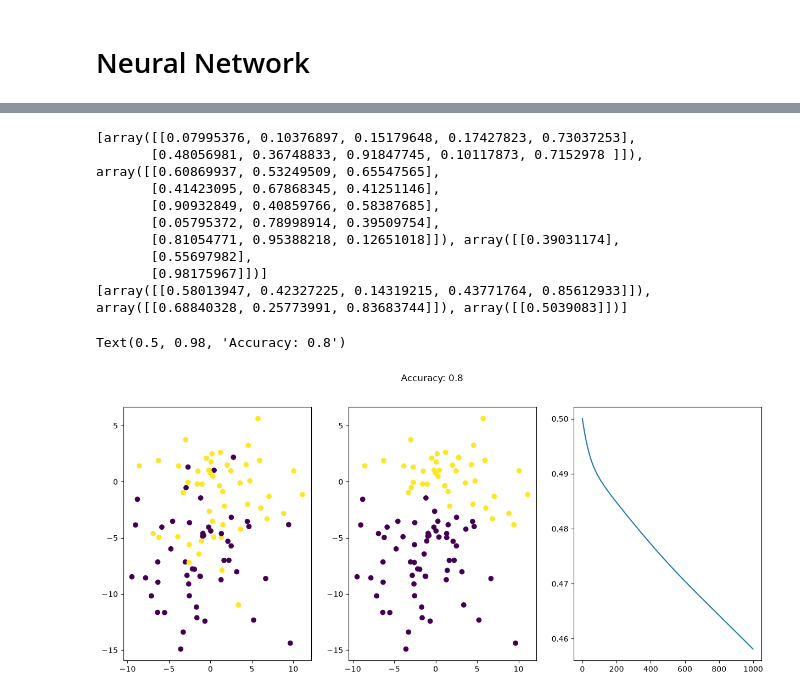
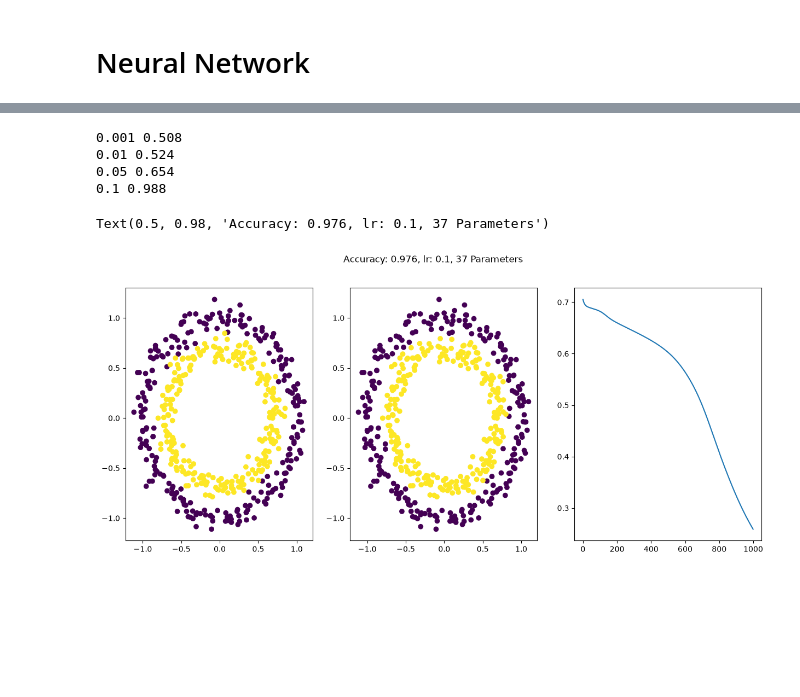
Before and after one commit to Abhishek-D-P/neural_network_from_scratch, a Jupyter notebook: 1_layer_nn.ipynb, the cells around one changed output, grey strips where cells are left out. Drawn from its saved outputs; the diff is of its cells as text; code cells hidden in the pictures; blank space fills up the shorter version.

```diff
--- a/1_layer_nn.ipynb
+++ b/1_layer_nn.ipynb
@@ -16,11 +16,8 @@ class NeuralNetwork:
         self.loss = []
 
         for index in range(len(self.layers)-1):
-            self.weights.append(np.random.random((self.layers[index],self.layers[index+1])))
-            self.bias.append(np.random.random((1,self.layers[index+1])))
-
-        print(self.weights)
-        print(self.bias)
+            self.weights.append(np.random.randn(self.layers[index],self.layers[index+1]))
+            self.bias.append(np.zeros((1,self.layers[index+1])))
 
     def forward_propogation(self):
         self.input = self.X
@@ -59,10 +56,11 @@ class NeuralNetwork:
 
                 delta_l1 = delta
                 self.weights[l-1] = self.weights[l-1] - lr * self.layer_output[l-1].T@delta
-                self.bias[l-1] = self.bias[l-1] - lr * delta
+                self.bias[l-1] = self.bias[l-1] - lr * np.sum(delta,axis=0,keepdims = True)
         return self.predict(self.yp)
 # %%
-data = make_blobs(n_samples=100,n_features=2,centers=2,cluster_std=4)
+# data = make_blobs(n_samples=100,n_features=2,centers=2,cluster_std=4)
+data = make_circles(n_samples=500,noise = 0.06, factor = 0.7, random_state=42)
 X = data[0]
 y = data[1]
 print(X.shape)
@@ -76,23 +74,30 @@ plt.scatter(X[:,0],X[:,1],c=y)
-# %%
-nn = NeuralNetwork([X.shape[1],5,3,1],"tanh","sigmoid")
-predict = nn.fit(X,y,n_iter=1000)
-# %% [output]
-[array([[0.07995376, 0.10376897, 0.15179648, 0.17427823, 0.73037253],
-       [0.48056981, 0.36748833, 0.91847745, 0.10117873, 0.7152978 ]]), array([[0.60869937, 0.53249509, 0.65547565],
-       [0.41423095, 0.67868345, 0.41251146],
-       [0.90932849, 0.40859766, 0.58387685],
-       [0.05795372, 0.78998914, 0.39509754],
-       [0.81054771, 0.95388218, 0.12651018]]), array([[0.39031174],
-       [0.55697982],
-       [0.98175967]])]
-[array([[0.58013947, 0.42327225, 0.14319215, 0.43771764, 0.85612933]]), array([[0.68840328, 0.25773991, 0.83683744]]), array([[0.5039083]])]
+# %%
+best_lr = 0
+best_acc = 0
+layers = [X.shape[1],5,3,1]
+for lr in [0.001,0.01,0.05,0.1]:
+    nn = NeuralNetwork(layers,"tanh","sigmoid")
+    predict = nn.fit(X,y,lr=lr)
+    acc = np.sum(y == predict)/len(y)
+    if(best_acc<acc):
+        best_lr = lr
+        best_acc = acc
+    print(lr,acc)
+# %% [output]
+0.001 0.508
+0.01 0.524
+0.05 0.654
+0.1 0.988
 # %%
+nn = NeuralNetwork(layers,"tanh","sigmoid")
+predict = nn.fit(X,y,lr = best_lr)
 acc = np.sum(y == predict)/len(y)
+parameter = sum([w.shape[0]*w.shape[1] for w in nn.weights]) + sum([b.shape[1] for b in nn.bias])
 fig,ax = plt.subplots(1,3,figsize=(15, 6))
 ax[0].scatter(X[:,0],X[:,1],c=y)
 ax[1].scatter(X[:,0],X[:,1],c=predict)
 ax[2].plot(nn.loss)
-fig.suptitle(f"Accuracy: {acc}")
+fig.suptitle(f"Accuracy: {acc}, lr: {best_lr}, {parameter} Parameters")
 # %% [output]
-Text(0.5, 0.98, 'Accuracy: 0.8')
+Text(0.5, 0.98, 'Accuracy: 0.976, lr: 0.1, 37 Parameters')
-[figure, old version]
+[figure, new version]
```
Also changed, not shown: parts of 3 cells of this notebook.
